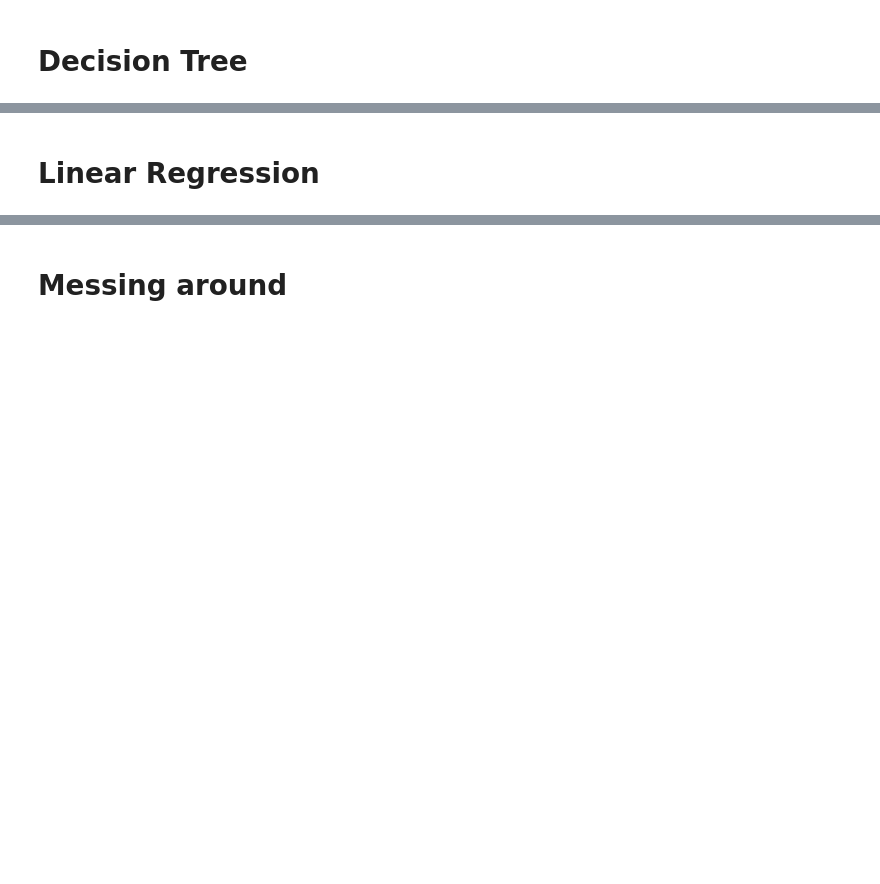
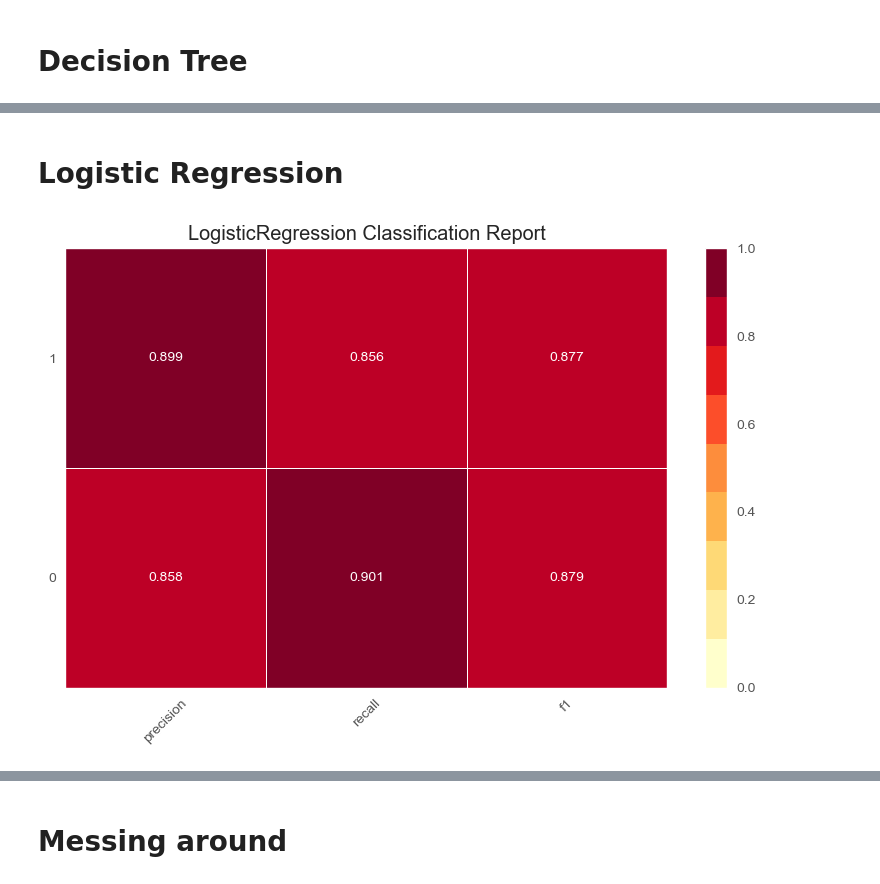
Before and after one commit to Sandokhan/IACEC, a Jupyter notebook: main.ipynb, the cells around one changed output, grey strips where cells are left out. Saved outputs shown, nothing was run; the diff lists cells and outputs as text; code cells hidden in the pictures; blank space fills up the shorter version.

```diff
--- a/main.ipynb
+++ b/main.ipynb
@@ -317,2 +520,11 @@ plt.show()
 # %% [markdown]
-# Linear Regression
+# Logistic Regression
+# %%
+model = LogisticRegression()
+visualizer = ClassificationReport(model)
+
+visualizer.fit(X_train, y_train)
+visualizer.score(X_test, y_test)
+visualizer.show();
+# %% [output]
+[figure, added]
```
Also changed, not shown: parts of 41 cells of this notebook.
